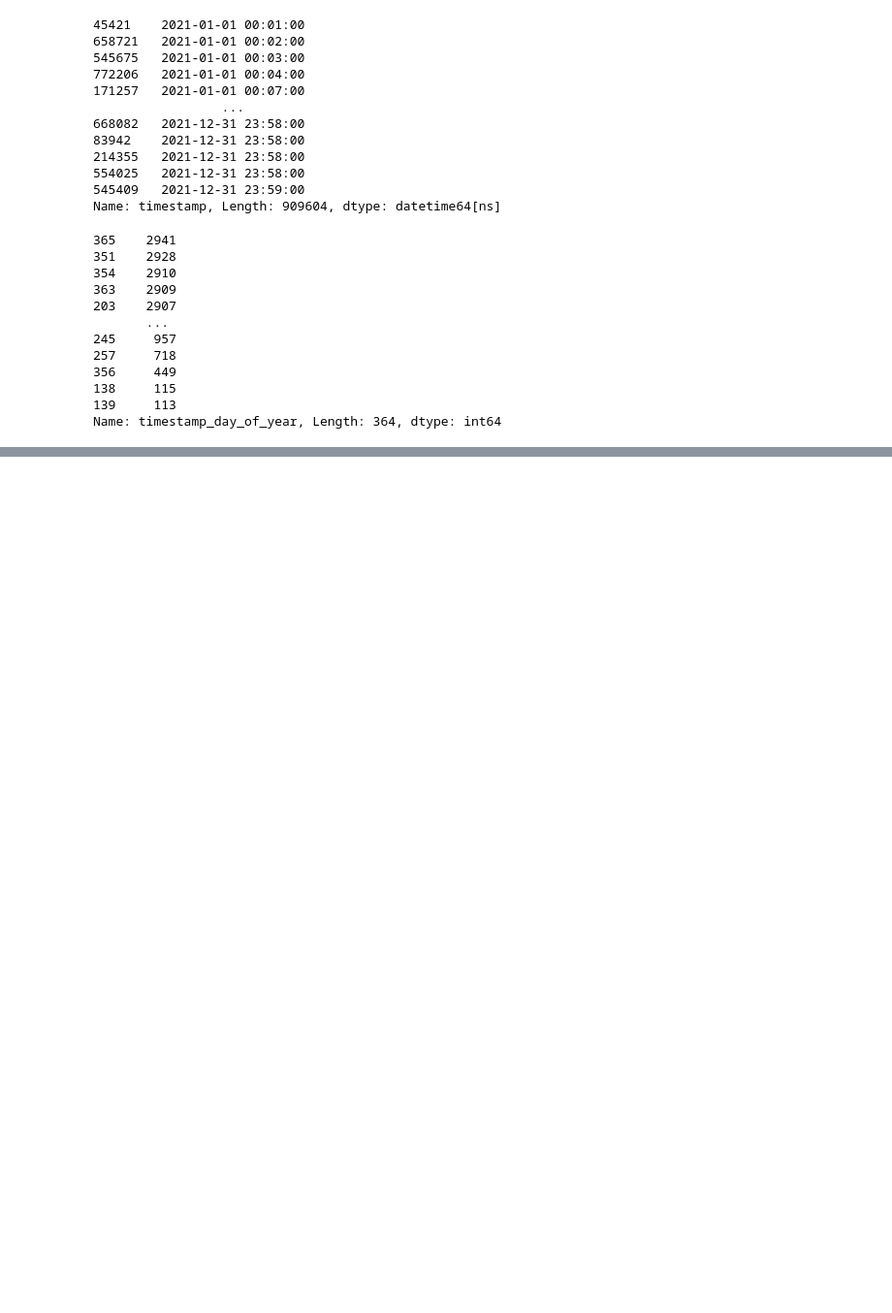
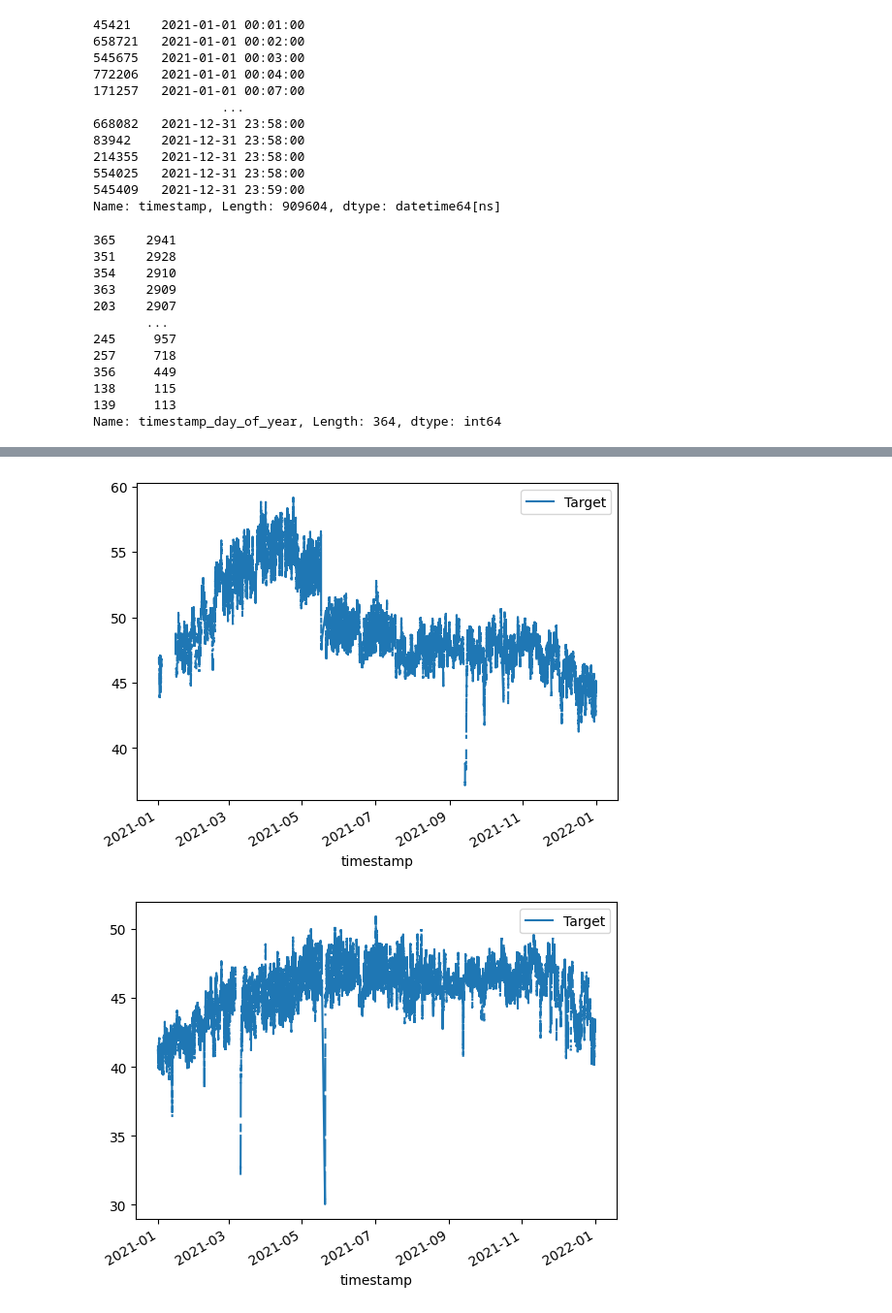
Before and after one commit to k-loki/re_new-machinehack, a Jupyter notebook: notebooks/ft_sel.ipynb, the cells around one changed output, grey strips where cells are left out. Shown: that part at 97% size. Drawn from its saved outputs; the diff is of its cells as text; code cells hidden in the pictures; blank space fills up the shorter version.

```diff
--- a/notebooks/ft_sel.ipynb
+++ b/notebooks/ft_sel.ipynb
@@ -456,0 +645,3 @@ train_dt.groupby('timestamp_day_of_year').Target.mean()
+# %%
+tturbines = df.groupby(['turbine_id'])
+tturbines.ngroups
@@ -456,0 +650,4 @@ train_dt.groupby('timestamp_day_of_year').Target.mean()
+# %%
+tt158 = tturbines.get_group('Turbine_158')
+tt158.sort_values(by='timestamp', inplace=True)
+tt158
@@ -456,0 +692,3 @@ train_dt.groupby('timestamp_day_of_year').Target.mean()
+# %%
+tt158.timestamp = pd.to_datetime(tt158.timestamp)
+tt158.timestamp
@@ -456,0 +798,5 @@ train_dt.groupby('timestamp_day_of_year').Target.mean()
+# %%
+tt01 = tturbines.get_group('Turbine_01')
+tt01.sort_values(by='timestamp', inplace=True)
+tt01.timestamp = pd.to_datetime(tt01.timestamp)
+tt01[['timestamp', 'Target']].head(30)
@@ -456,0 +821,6 @@ train_dt.groupby('timestamp_day_of_year').Target.mean()
+# %%
+tt01.plot(x='timestamp', y='Target')
+tt158.plot(x='timestamp', y='Target');
+# %% [output]
+[figure, added]
+[figure, added]
```
Also changed, not shown: parts of 78 cells of this notebook.
